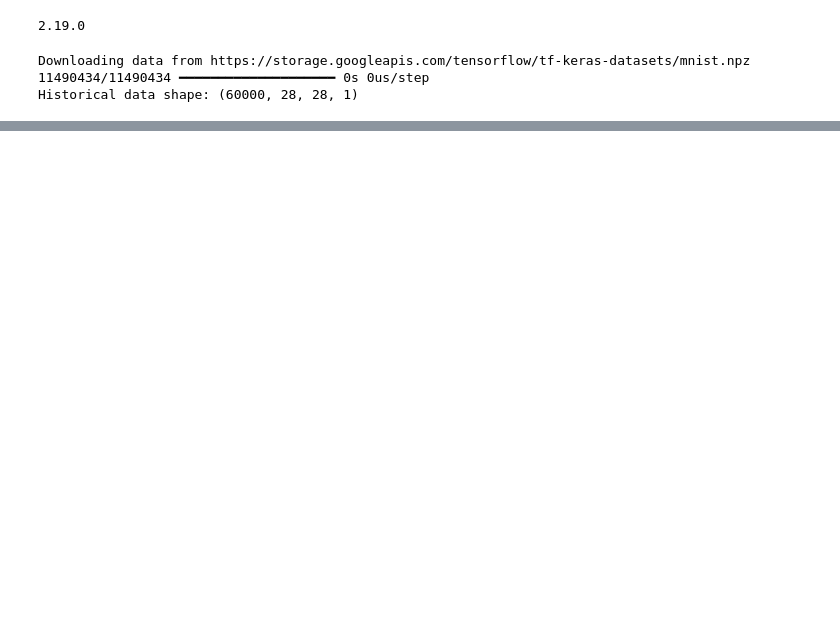
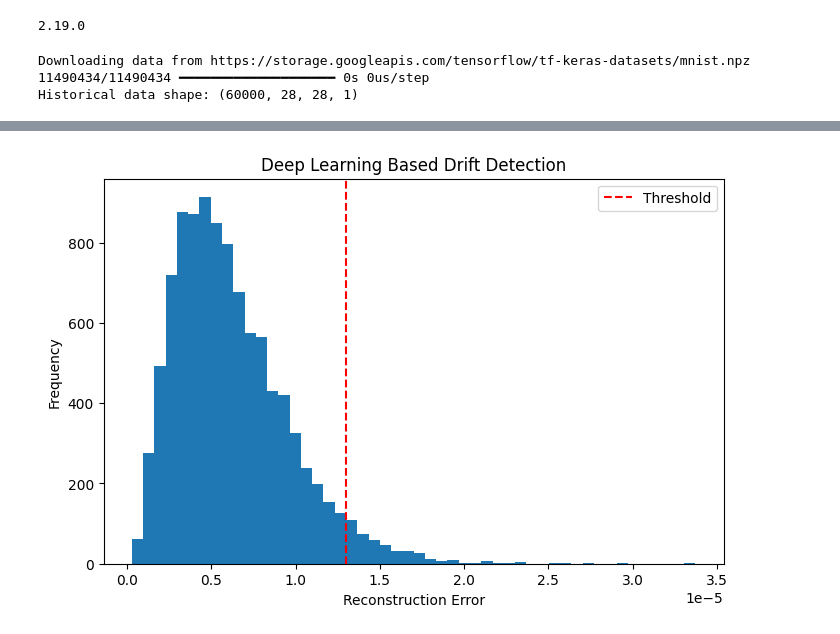
Before and after one commit to vineela9804/Final-project, a Jupyter notebook: importing_libraries.ipynb, the cells around one changed output, grey strips where cells are left out. Cells and saved outputs as stored; diff of their text form; code cells hidden in the pictures; blank space fills up the shorter version.

```diff
--- a/importing_libraries.ipynb
+++ b/importing_libraries.ipynb
@@ -26,0 +94,3 @@ Historical data shape: (60000, 28, 28, 1)
+# %%
+train_outputs = cnn.predict(x_train)
+print("Model output shape:", train_outputs.shape)
@@ -26,0 +128,8 @@ Historical data shape: (60000, 28, 28, 1)
+# %%
+autoencoder.fit(
+    train_outputs,
+    train_outputs,
+    epochs=20,
+    batch_size=256,
+    validation_split=0.1
+)
@@ -26,0 +155,6 @@ Historical data shape: (60000, 28, 28, 1)
+# %%
+# Add noise to simulate data drift
+noise = np.random.normal(0, 0.3, x_test.shape)
+x_test_drift = np.clip(x_test + noise, 0, 1)
+
+print("New (drifted) data created")
@@ -26,0 +163,18 @@ Historical data shape: (60000, 28, 28, 1)
+# %%
+# CNN outputs on new data
+test_outputs = cnn.predict(x_test_drift)
+
+# Autoencoder reconstruction
+reconstructed = autoencoder.predict(test_outputs)
+
+# Reconstruction error
+reconstruction_error = np.mean(
+    np.square(test_outputs - reconstructed), axis=1
+)
+
+# Threshold
+threshold = np.mean(reconstruction_error) + 2 * np.std(reconstruction_error)
+
+drift_flags = reconstruction_error > threshold
+
+print("Drift detected samples:", np.sum(drift_flags))
@@ -26,0 +191,11 @@ Historical data shape: (60000, 28, 28, 1)
+# %%
+plt.figure(figsize=(8,5))
+plt.hist(reconstruction_error, bins=50)
+plt.axvline(threshold, color='red', linestyle='--', label='Threshold')
+plt.xlabel("Reconstruction Error")
+plt.ylabel("Frequency")
+plt.title("Deep Learning Based Drift Detection")
+plt.legend()
+plt.show()
+# %% [output]
+[figure, added]
```
Also changed, not shown: parts of 11 cells of this notebook.
